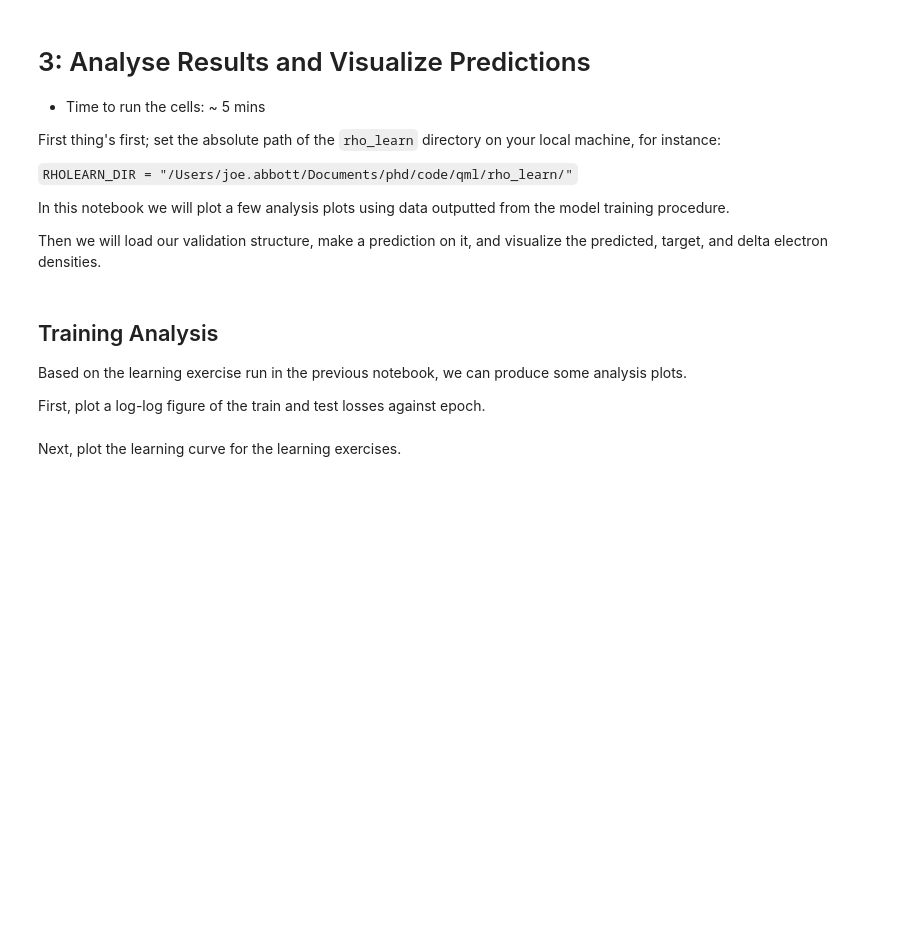
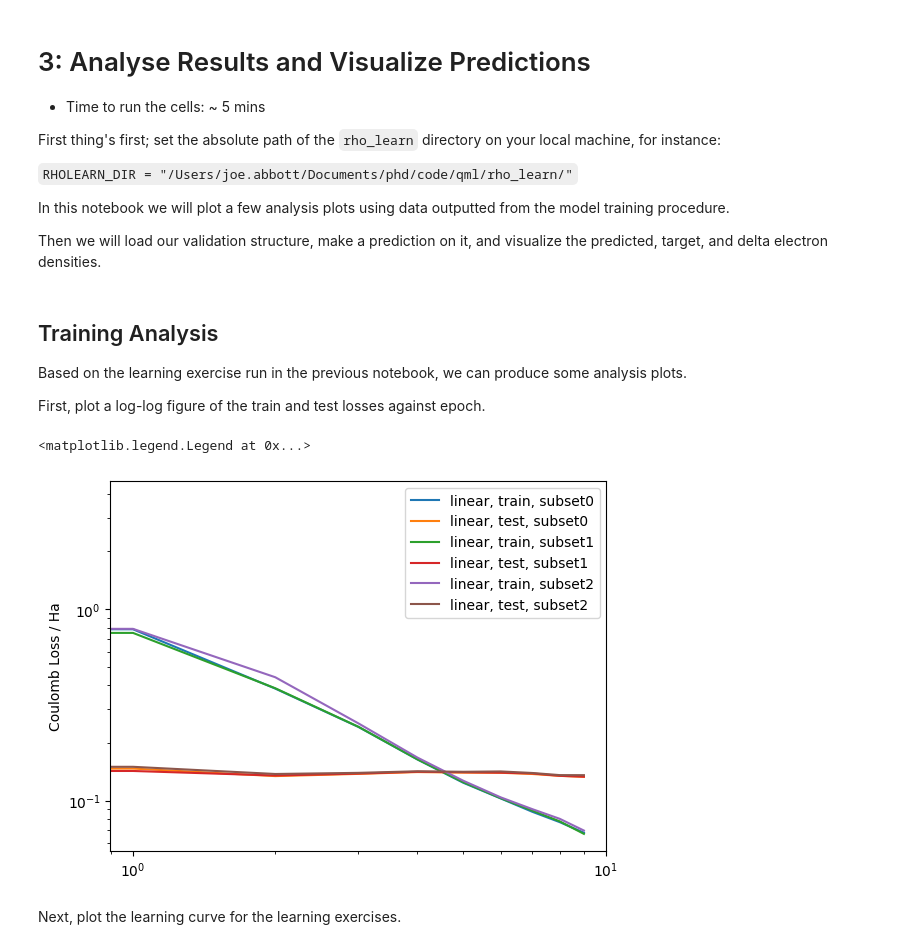
Before and after one commit to m-stack-org/rho_learn, a Jupyter notebook: docs/example/azoswitch/3_analysis.ipynb, the cells around one changed output. Saved outputs shown, nothing was run; the diff lists cells and outputs as text; code cells hidden in the pictures; blank space fills up the shorter version.

```diff
--- a/docs/example/azoswitch/3_analysis.ipynb
+++ b/docs/example/azoswitch/3_analysis.ipynb
@@ -42,10 +38,10 @@ analysis plots.
 First, plot a log-log figure of the train and test losses against epoch.
 # %%
 # Define the range of exercises and subsets to compile data for
-exercises = [0, 1]
+exercises = [0]
 subsets = [0, 1, 2]
 
 # Compile data
-train, test = compile_loss_data(run_dir, exercises, subsets)
-mean_train = average_losses(train)
-mean_test = average_losses(test)
+train, test = analysis.compile_loss_data(ML_SETTINGS["run_dir"], exercises, subsets)
+mean_train = analysis.average_losses(train)
+mean_test = analysis.average_losses(test)
@@ -66,3 +48,16 @@ save_fig_mpltex(fig, os.path.join(plot_dir, "loss_vs_epoch"))
+# %%
+# Plot losses
+fig, ax = plt.subplots(1, 1, sharey=True)
+for subset in mean_train.keys():
+    loss_train = mean_train[subset]
+    loss_test = mean_test[subset]
+    ax.loglog(loss_train, label=f"linear, train, subset{subset}")
+    ax.loglog(loss_test, label=f"linear, test, subset{subset}")
+ax.set_ylabel("Coulomb Loss / Ha")
+ax.legend()
+# %% [output]
+<matplotlib.legend.Legend at 0x...>
+[figure, added]
 # %% [markdown]
 Next, plot the learning curve for the learning exercises.
 # %%
```
Also changed, not shown: parts of 13 cells of this notebook, 1 other file.
